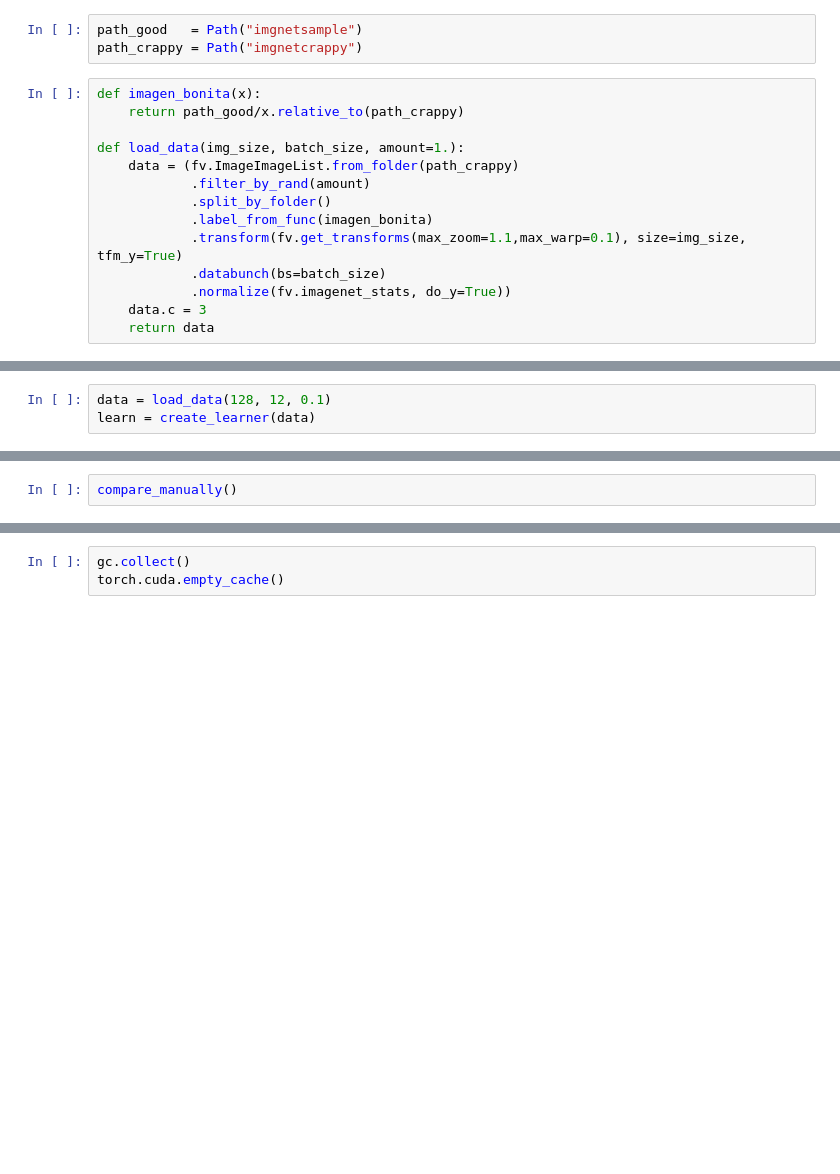
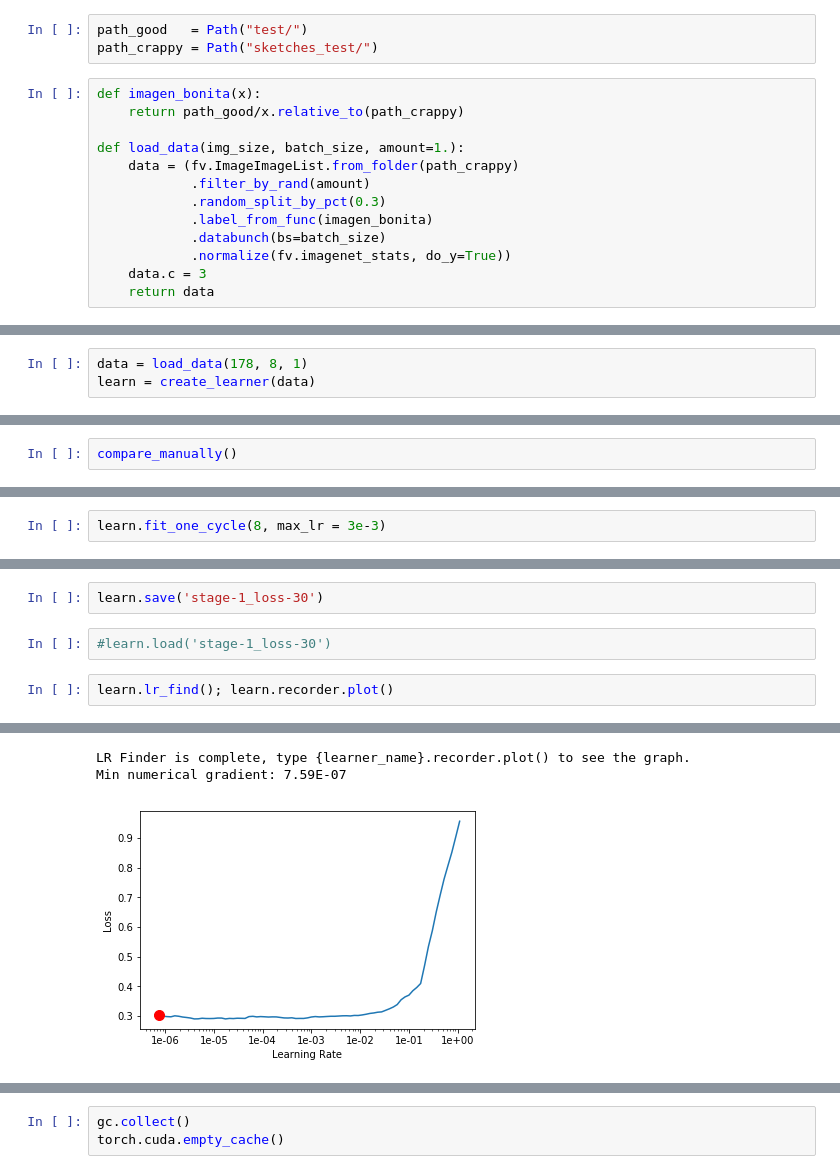
Before and after one commit to hoftherose/NN2Course, a Jupyter notebook: Crapify/Decrapify.ipynb, the cells around one changed output, grey strips where cells are left out. Cells and saved outputs as stored; diff of their text form; blank space fills up the shorter version.

```diff
--- a/Crapify/Decrapify.ipynb
+++ b/Crapify/Decrapify.ipynb
@@ -19,8 +19,8 @@ import gc
 import matplotlib.pyplot as plt
 import numpy as np
 # %%
-path_good   = Path("imgnetsample")
-path_crappy = Path("imgnetcrappy")
+path_good   = Path("test/")
+path_crappy = Path("sketches_test/")
 # %%
 def imagen_bonita(x):
     return path_good/x.relative_to(path_crappy)
@@ -28,9 +28,8 @@ def imagen_bonita(x):
 def load_data(img_size, batch_size, amount=1.):
     data = (fv.ImageImageList.from_folder(path_crappy)
             .filter_by_rand(amount)
-            .split_by_folder()
+            .random_split_by_pct(0.3)
             .label_from_func(imagen_bonita)
-            .transform(fv.get_transforms(max_zoom=1.1,max_warp=0.1), size=img_size, tfm_y=True)
             .databunch(bs=batch_size)
             .normalize(fv.imagenet_stats, do_y=True))
     data.c = 3
@@ -45,5 +44,5 @@ def create_learner(data):
                            self_attention=True, y_range=(-3.,3.),
                            loss_func=l1_loss_flat, wd=1e-2)
 # %%
-data = load_data(128, 12, 0.1)
+data = load_data(178, 8, 1)
 learn = create_learner(data)
@@ -81,0 +86,2 @@ gc.collect()
+# %%
+learn.fit_one_cycle(8, max_lr = 3e-3)
@@ -81,0 +99,7 @@ gc.collect()
+# %%
+learn.save('stage-1_loss-30')
+# %%
+#learn.load('stage-1_loss-30')
+# %%
+learn.lr_find(); learn.recorder.plot()
+# %% [output]
@@ -81,0 +107,3 @@ gc.collect()
+LR Finder is complete, type {learner_name}.recorder.plot() to see the graph.
+Min numerical gradient: 7.59E-07
+[figure, added]
```
Also changed, not shown: parts of 22 cells of this notebook, 5 other files.
